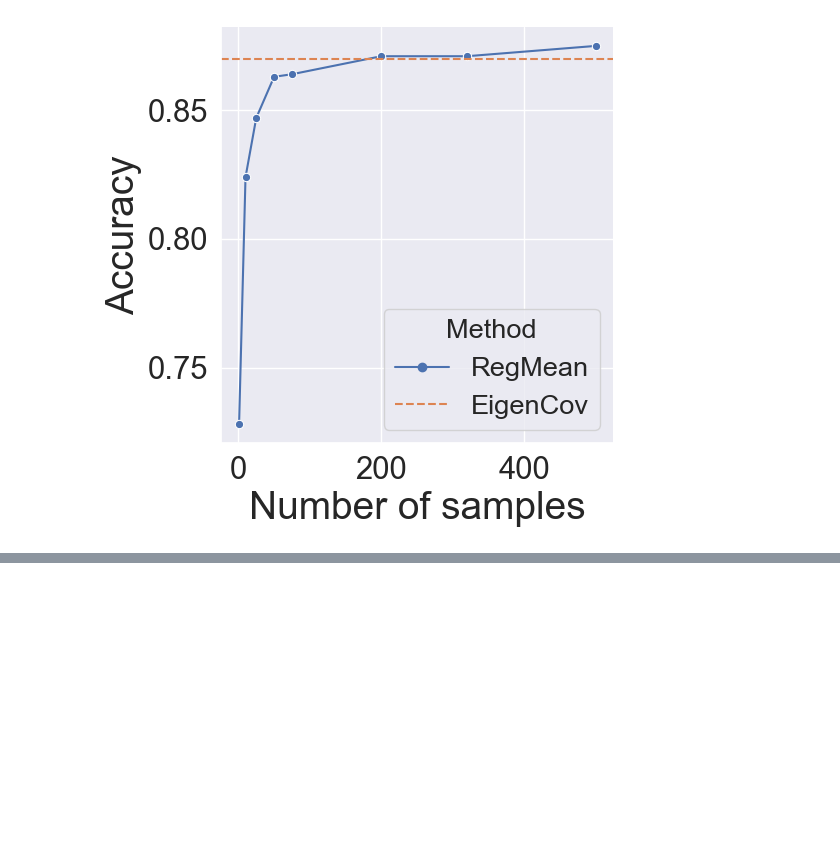
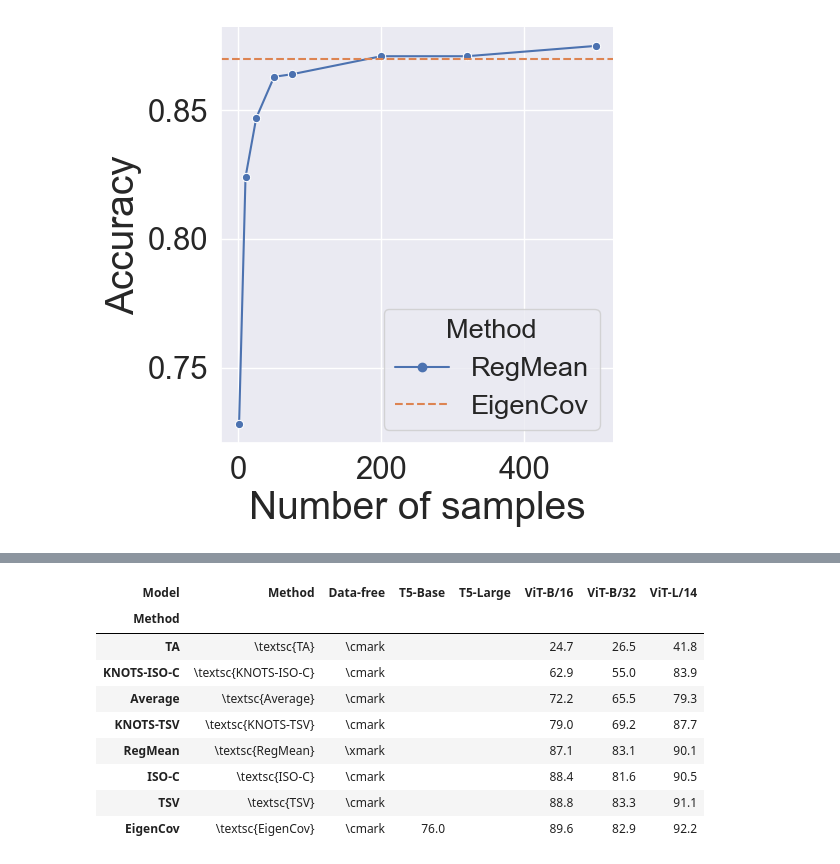
Before and after one commit to marawangamal/eigcov, a Jupyter notebook: notebooks/analysis.ipynb, the cells around one changed output, grey strips where cells are left out. Saved outputs shown, nothing was run; the diff lists cells and outputs as text; code cells hidden in the pictures; blank space fills up the shorter version.

````diff
--- a/notebooks/analysis.ipynb
+++ b/notebooks/analysis.ipynb
@@ -620,0 +499,89 @@ plt.savefig(f"{results_dir}/{model.lower()}_acc_vs_n.pdf", dpi=300, bbox_inches=
+# %%
+import json
+import pandas as pd
+
+
+METRIC = "test_avg_top1"
+COLS = ["T5-Base", "T5-Large", "ViT-B/16", "ViT-B/32", "ViT-L/14"]
+
+MODEL_MAP = {
+    "t5-base": "T5-Base",
+    "t5-large": "T5-Large",
+    "T5-Base": "T5-Base",
+    "T5-Large": "T5-Large",
+    "ViT-B-16": "ViT-B/16",
+    "ViT-B-32": "ViT-B/32",
+    "ViT-L-14": "ViT-L/14",
+}
+
+METHOD_MAP = {
+    "mean": "Average",
+    "sum": "TA",
+    "regmean": "RegMean",
+    "eigcov": "EigenCov",
+    "tsv": "TSV",
+    "isoc_mean": "ISO-C",
+    "knots_tsv": "KNOTS-TSV",
+    "knots_isoc_mean": "KNOTS-ISO-C",
+}
+
+DATA_FREE = {
+    "RegMean": True,
+    "EigenCov": False,
+    "TSV": False,
+    "ISO-C": False,
+    "KNOTS-TSV": False,
+    "KNOTS-ISO-C": False,
+}
+
+def get_pivoted_table(ft_mode='lora'):
+
+    with open("../results/results.jsonl", "r") as f:
+        df = pd.DataFrame(json.loads(line) for line in f if line.strip())
+
+    df = df.copy()
+    df["Model"] = df["model"].map(MODEL_MAP).fillna(df["model"])
+    df["Method"] = df["merge_func"].map(METHOD_MAP).fillna(df["merge_func"])
+
+    # Filter use only on standard finetuning
+    df = df[df['finetuning_mode'] == ft_mode]
+
+    best = df.groupby(["Method", "Model"], as_index=False)[METRIC].max()
+    tbl = best.pivot(index="Method", columns="Model", values=METRIC).reindex(columns=COLS)
+
+    # sort by acc on the ViT-B/16 model (descending)
+    tbl = tbl.assign(sort_key=tbl["ViT-B/16"]).sort_values("sort_key", ascending=True).drop(columns="sort_key")
+
+    tbl.insert(0, "Data-free", [r"\xmark" if DATA_FREE.get(m, False) else r"\cmark" for m in tbl.index])
+    tbl.insert(0, "Method", [rf"\textsc{{{m}}}" for m in tbl.index])
+
+    for c in COLS:
+        tbl[c] = tbl[c].map(lambda x: "" if pd.isna(x) else f"{100*x:.1f}")
+
+    return tbl
+
+
+from IPython.display import display, Markdown
+from IPython.display import display, HTML
+
+
+def print_nice_latex_table(title, tbl):
+    display(Markdown(f"### {title}"))
+    display(Markdown("```latex\n" + tbl.reset_index(drop=True).to_latex(index=False, escape=False) + "\n```"))
+
+def styled_table(tbl, title):
+    styled = tbl.style.set_caption(title).format(precision=1).set_table_styles([
+        {'selector': 'caption',
+         'props': [('caption-side', 'top'), ('font-weight', 'bold'), ('font-size', '1.1em')]}
+    ])
+    display(styled)
+
+# # Print latex tables
+# print_nice_latex_table("Standard", get_pivoted_table(ft_mode='standard'))
+# print_nice_latex_table("LoRA", get_pivoted_table(ft_mode='lora'))
+
+# # Print styled tables
+styled_table(get_pivoted_table(ft_mode='standard'), "Standard Finetuning Results")
+display(HTML("<hr style='margin: 2em 0;' />"))
+styled_table(get_pivoted_table(ft_mode='lora'), "LoRA Finetuning Results")
+# %% [output]
@@ -620,0 +589,10 @@ plt.savefig(f"{results_dir}/{model.lower()}_acc_vs_n.pdf", dpi=300, bbox_inches=
+| Model | Method | Data-free | T5-Base | T5-Large | ViT-B/16 | ViT-B/32 | ViT-L/14 |
+| Method |  |  |  |  |  |  |  |
+| TA | \textsc{TA} | \cmark |  |  | 24.7 | 26.5 | 41.8 |
+| KNOTS-ISO-C | \textsc{KNOTS-ISO-C} | \cmark |  |  | 62.9 | 55.0 | 83.9 |
+| Average | \textsc{Average} | \cmark |  |  | 72.2 | 65.5 | 79.3 |
+| KNOTS-TSV | \textsc{KNOTS-TSV} | \cmark |  |  | 79.0 | 69.2 | 87.7 |
+| RegMean | \textsc{RegMean} | \xmark |  |  | 87.1 | 83.1 | 90.1 |
+| ISO-C | \textsc{ISO-C} | \cmark |  |  | 88.4 | 81.6 | 90.5 |
+| TSV | \textsc{TSV} | \cmark |  |  | 88.8 | 83.3 | 91.1 |
+| EigenCov | \textsc{EigenCov} | \cmark | 76.0 |  | 89.6 | 82.9 | 92.2 |
````
Also changed, not shown: parts of 12 cells of this notebook, 40 other files.
